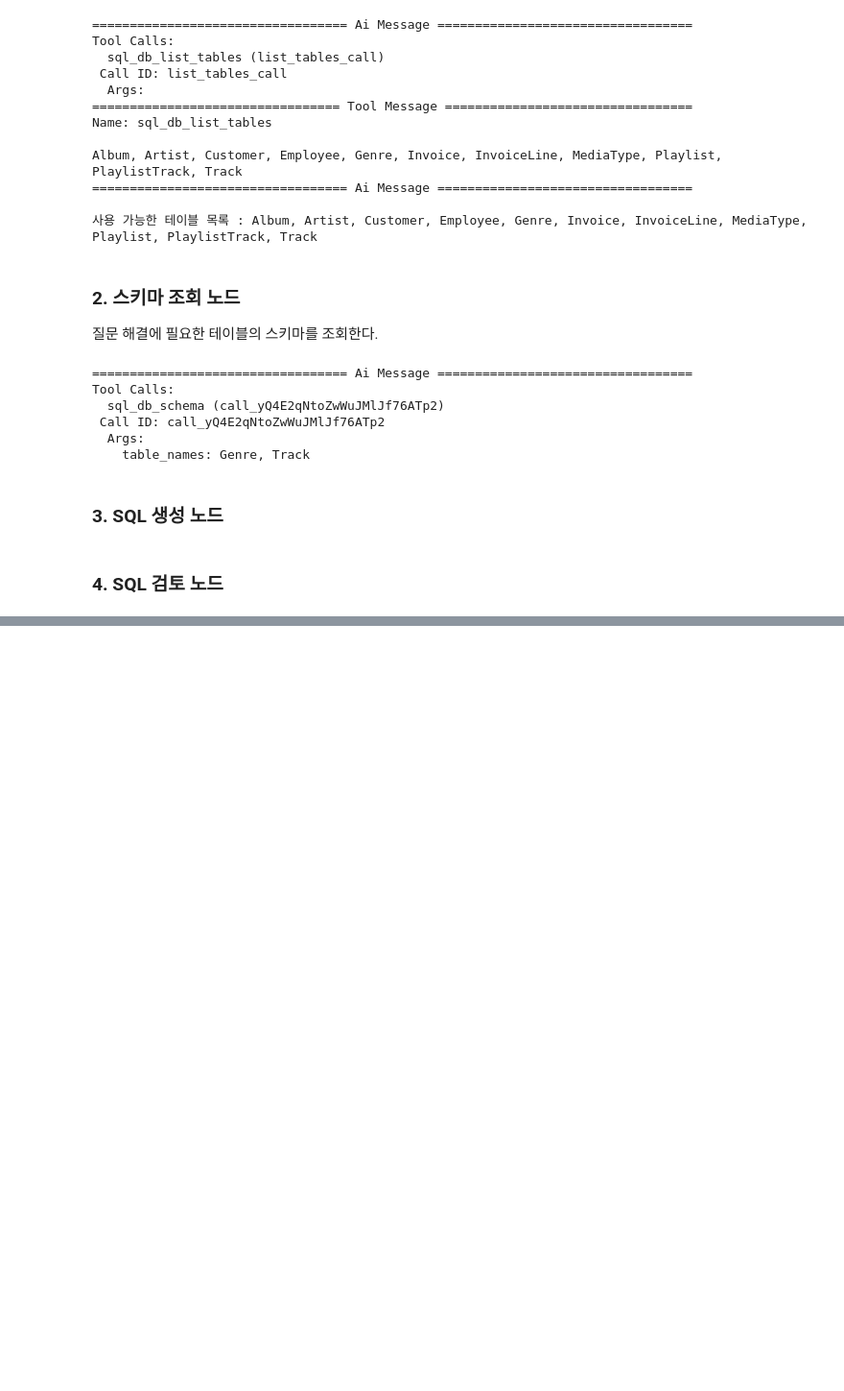
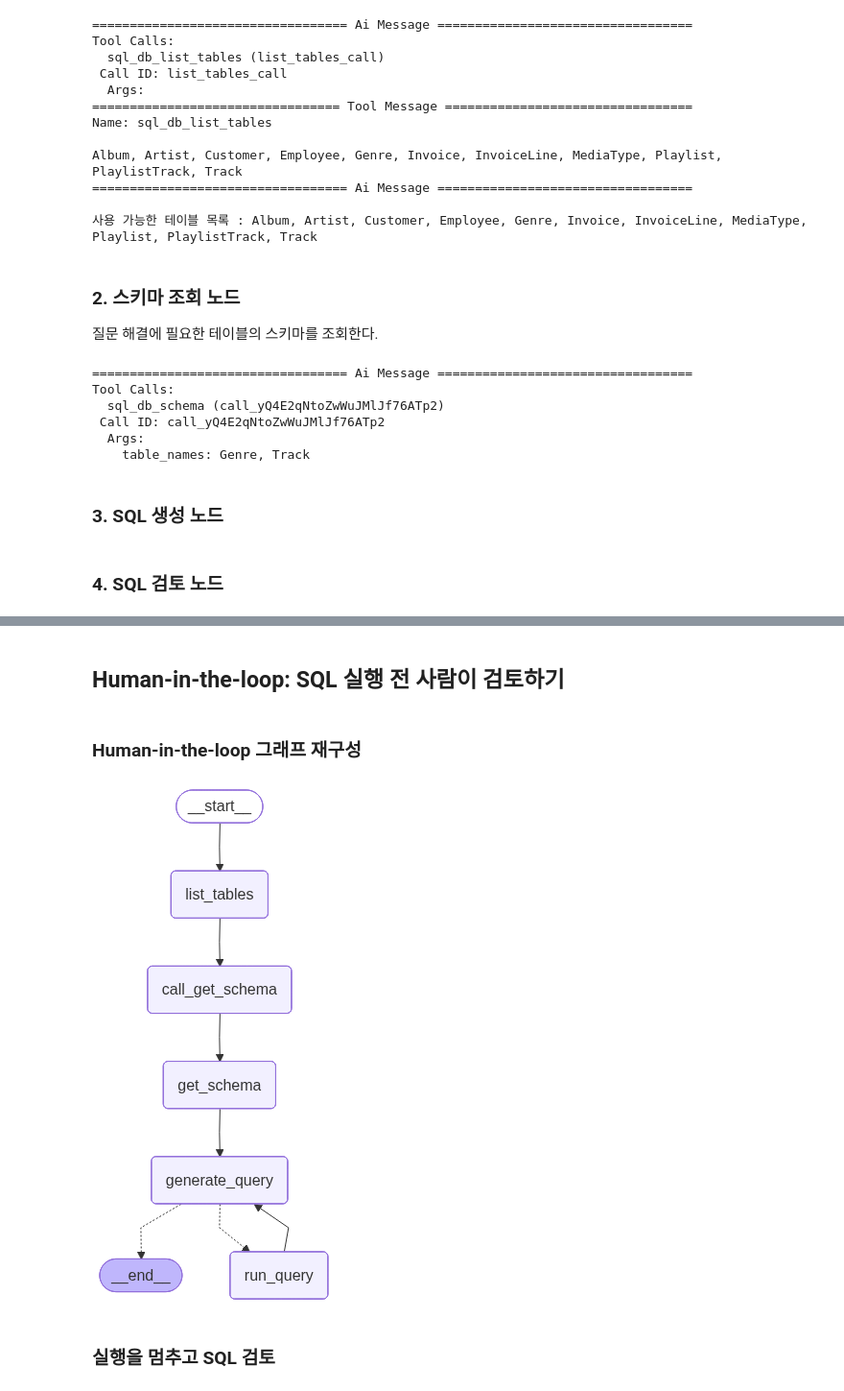
Before and after one commit to j-ai-616/08_llm, a Jupyter notebook: 07_langgraph/02_multi_agent/03_sql_agent.ipynb, the cells around one changed output, grey strips where cells are left out. Shown at 96% size. Cells and saved outputs as stored; diff of their text form; code cells hidden in the pictures; blank space fills up the shorter version.

```diff
--- a/07_langgraph/02_multi_agent/03_sql_agent.ipynb
+++ b/07_langgraph/02_multi_agent/03_sql_agent.ipynb
@@ -239,0 +400,2 @@ def check_query(state: MessagesState):
+# %% [markdown]
+## Human-in-the-loop: SQL 실행 전 사람이 검토하기
@@ -239,0 +442,42 @@ def check_query(state: MessagesState):
+# %% [markdown]
+### Human-in-the-loop 그래프 재구성
+# %%
+from langgraph.checkpoint.memory import InMemorySaver
+
+def should_continue_with_review(state: MessagesState) -> Literal[END, "run_query"]:
+    """도구 호출이 있으면 사람 검토가 포함된 run_query 노드로 이동한다."""
+
+    last_message = state["messages"][-1]
+
+    if not last_message.tool_calls:
+        return END
+
+    return "run_query"
+
+
+# 사람이 검토하는 버전의 run_query 노드
+run_query_review_node = ToolNode([run_query_tool_with_interrupt], name="run_query")
+
+review_builder = StateGraph(MessagesState)
+
+review_builder.add_node(list_tables)
+review_builder.add_node(call_get_schema)
+review_builder.add_node(get_schema_node, "get_schema")
+review_builder.add_node(generate_query)
+review_builder.add_node(run_query_review_node, "run_query")
+
+review_builder.add_edge(START, "list_tables")
+review_builder.add_edge("list_tables", "call_get_schema")
+review_builder.add_edge("call_get_schema", "get_schema")
+review_builder.add_edge("get_schema", "generate_query")
+review_builder.add_conditional_edges("generate_query", should_continue_with_review)
+review_builder.add_edge("run_query", "generate_query")
+
+checkpointer = InMemorySaver()
+review_agent = review_builder.compile(checkpointer=checkpointer)
+
+review_agent
+# %% [output]
+[figure, added]
+# %% [markdown]
+### 실행을 멈추고 SQL 검토
```
Also changed, not shown: parts of 16 cells of this notebook, 1 other file.
